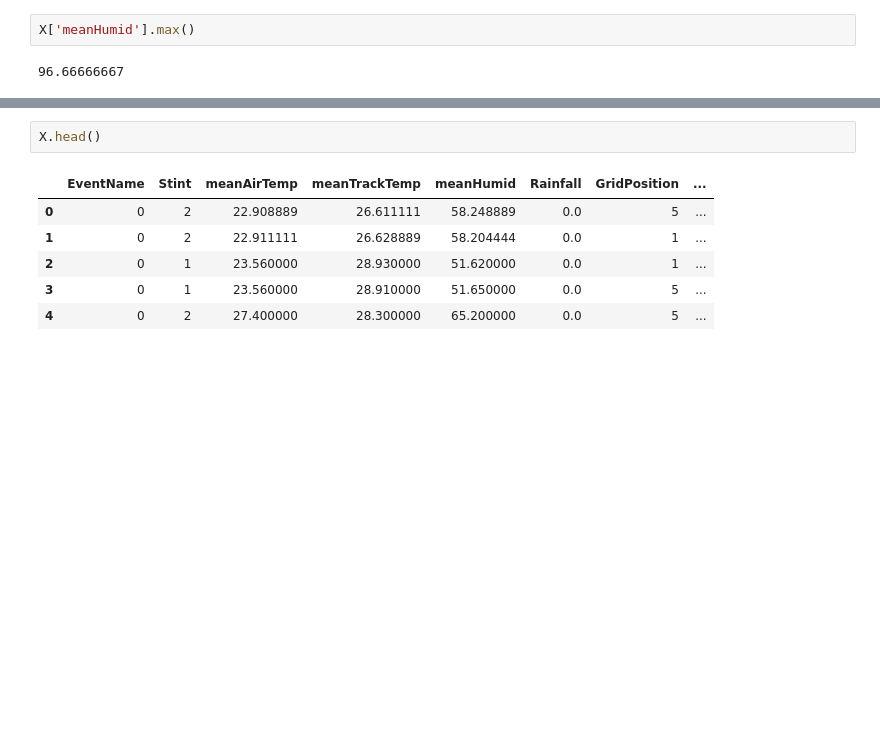
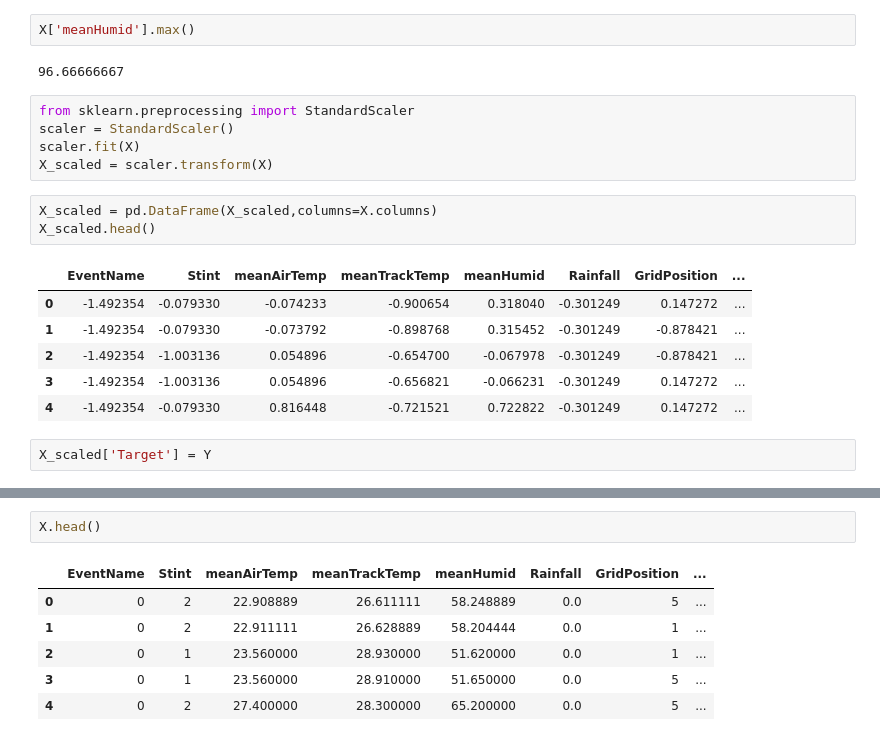
Before and after one commit to siddharthramagiri/RedBullRacing-PitStrategy-Formula1, a Jupyter notebook: PitStrategy copy.ipynb, the cells around one changed output, grey strips where cells are left out. Saved outputs shown, nothing was run; the diff lists cells and outputs as text; blank space fills up the shorter version.

```diff
--- a/PitStrategy copy.ipynb
+++ b/PitStrategy copy.ipynb
@@ -129,3 +129,20 @@ Y = Rb.Compound
 X['meanHumid'].max()
 # %% [output]
 96.66666667
+# %%
+from sklearn.preprocessing import StandardScaler
+scaler = StandardScaler()
+scaler.fit(X)
+X_scaled = scaler.transform(X)
+# %%
+X_scaled = pd.DataFrame(X_scaled,columns=X.columns)
+X_scaled.head()
+# %% [output]
+|  | EventName | Stint | meanAirTemp | meanTrackTemp | meanHumid | Rainfall | GridPosition | ... |
+| 0 | -1.492354 | -0.079330 | -0.074233 | -0.900654 | 0.318040 | -0.301249 | 0.147272 | ... |
+| 1 | -1.492354 | -0.079330 | -0.073792 | -0.898768 | 0.315452 | -0.301249 | -0.878421 | ... |
+| 2 | -1.492354 | -1.003136 | 0.054896 | -0.654700 | -0.067978 | -0.301249 | -0.878421 | ... |
+| 3 | -1.492354 | -1.003136 | 0.054896 | -0.656821 | -0.066231 | -0.301249 | 0.147272 | ... |
+| 4 | -1.492354 | -0.079330 | 0.816448 | -0.721521 | 0.722822 | -0.301249 | 0.147272 | ... |
+# %%
+X_scaled['Target'] = Y
```
Also changed, not shown: parts of 3 cells of this notebook, 1 other file.
